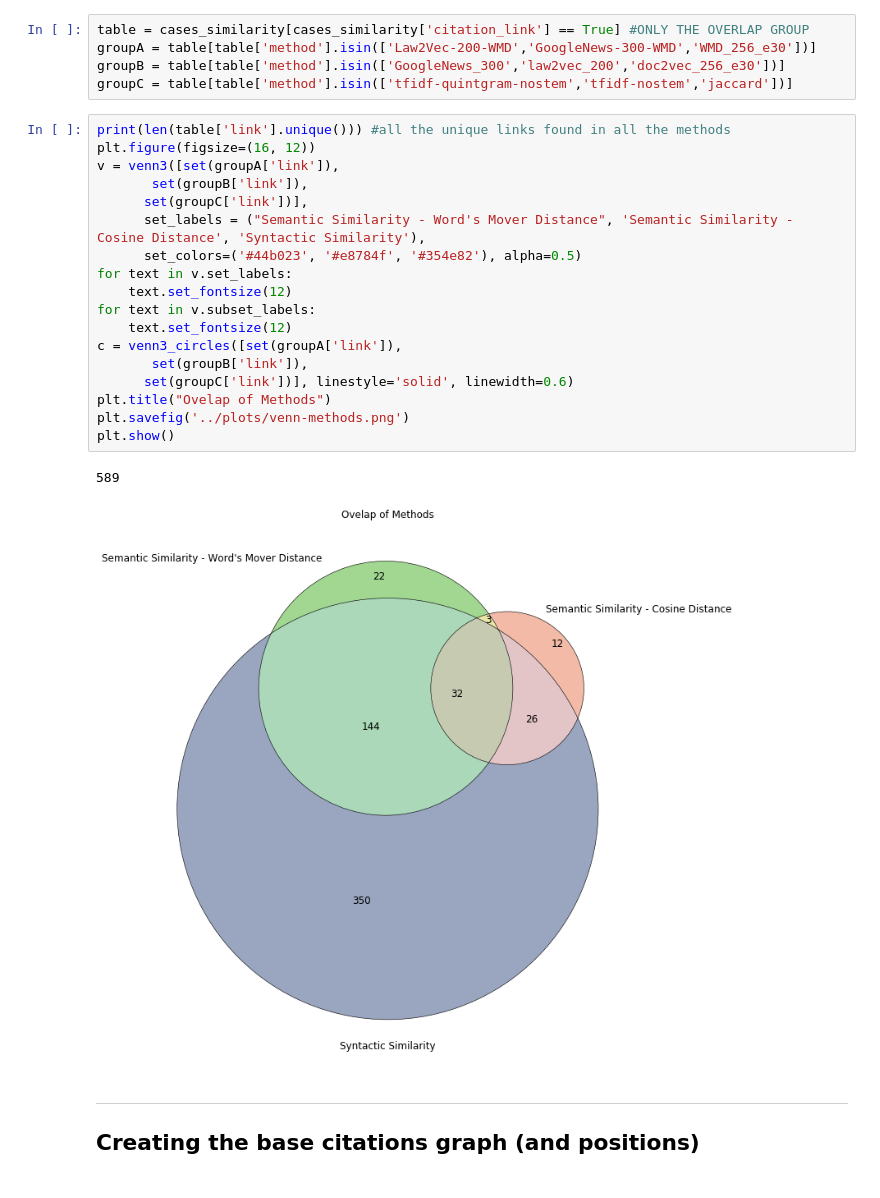
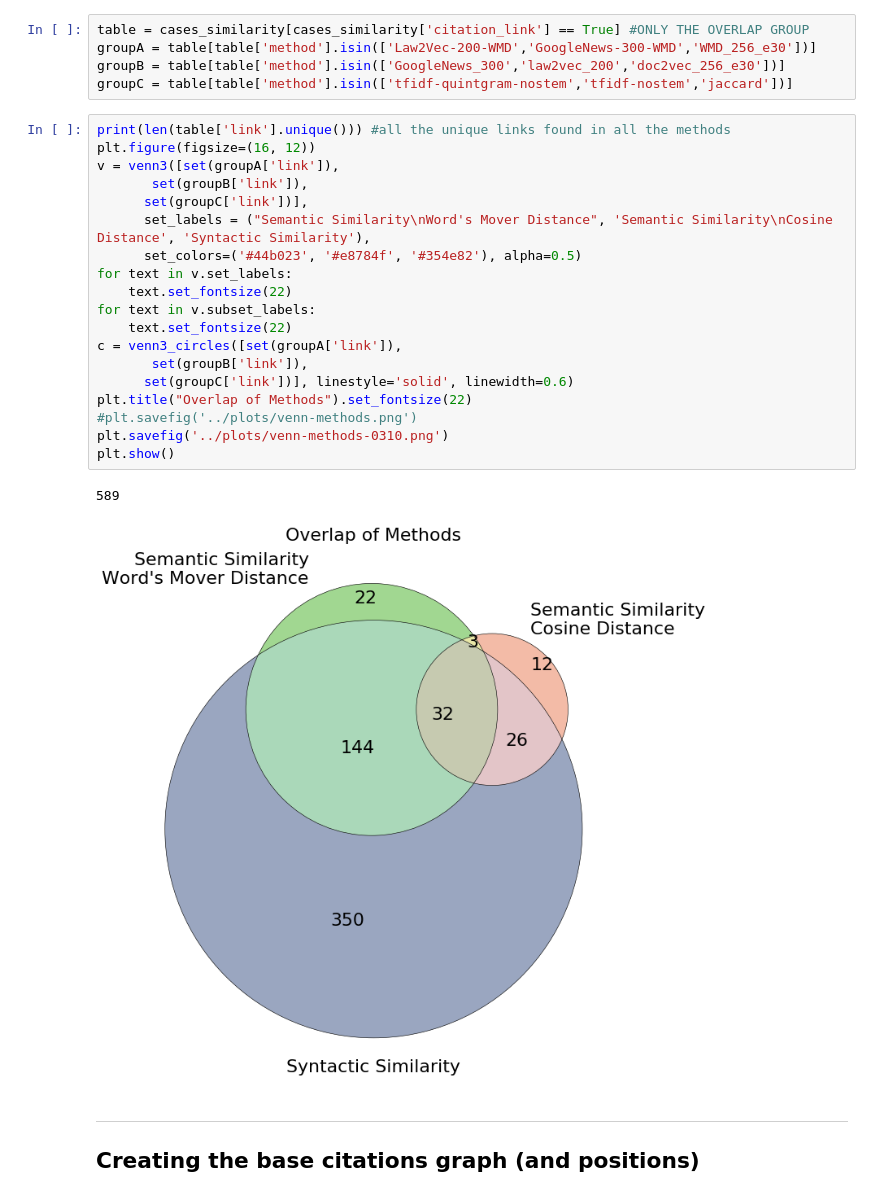
Before and after one commit to Shagunaawasthi/cjeu-court-decision-similarity, a Jupyter notebook: scripts/SetsPlots.ipynb, the cells around one changed output. Drawn from its saved outputs; the diff is of its cells as text.

Commit message:
plots with fixed font

```diff
--- a/scripts/SetsPlots.ipynb
+++ b/scripts/SetsPlots.ipynb
@@ -225,24 +225,25 @@ groupC = table[table['method'].isin(['tfidf-quintgram-nostem','tfidf-nostem','ja
 # %%
 print(len(table['link'].unique())) #all the unique links found in all the methods
 plt.figure(figsize=(16, 12))
 v = venn3([set(groupA['link']),
        set(groupB['link']),
       set(groupC['link'])],
-      set_labels = ("Semantic Similarity - Word's Mover Distance", 'Semantic Similarity - Cosine Distance', 'Syntactic Similarity'),
+      set_labels = ("Semantic Similarity\nWord's Mover Distance", 'Semantic Similarity\nCosine Distance', 'Syntactic Similarity'),
       set_colors=('#44b023', '#e8784f', '#354e82'), alpha=0.5)
 for text in v.set_labels:
-    text.set_fontsize(12)
+    text.set_fontsize(22)
 for text in v.subset_labels:
-    text.set_fontsize(12)
+    text.set_fontsize(22)
 c = venn3_circles([set(groupA['link']),
        set(groupB['link']),
       set(groupC['link'])], linestyle='solid', linewidth=0.6)
-plt.title("Ovelap of Methods")
-plt.savefig('../plots/venn-methods.png')
+plt.title("Overlap of Methods").set_fontsize(22)
+#plt.savefig('../plots/venn-methods.png')
+plt.savefig('../plots/venn-methods-0310.png')
 plt.show()
 # %% [output]
 589
-[figure, old version]
+[figure, new version]
 # %% [markdown]
 ---
 ## Creating the base citations graph (and positions)
```
Also changed, not shown: 5 other files.
